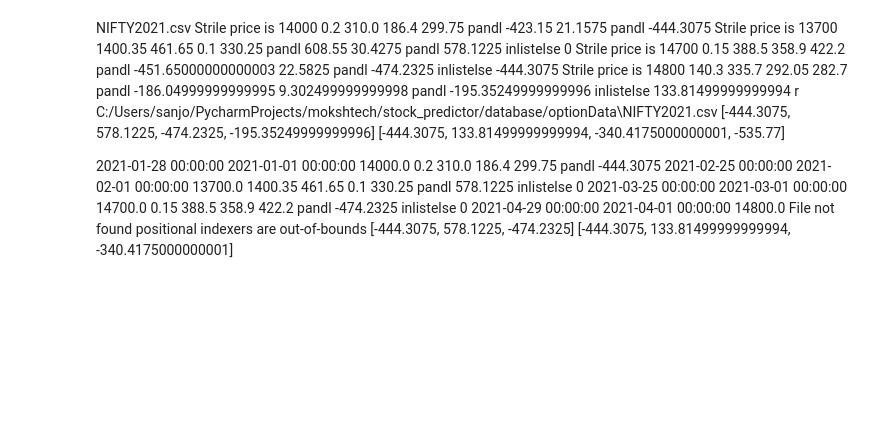
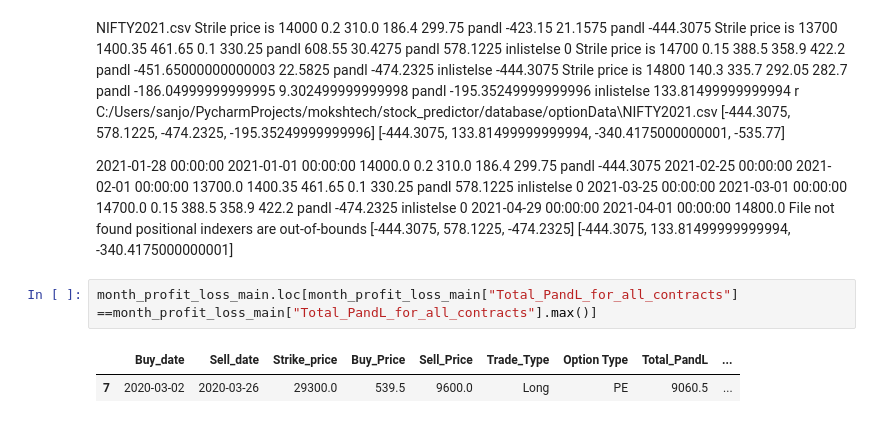
Before and after one commit to SanjotRaibagkar/mokshtech, a Jupyter notebook: stock_predictor/optionvaluecalculation/strategies/monthlyoptionbuying-addingsellleg.ipynb, the cells around one changed output. Drawn from its saved outputs; the diff is of its cells as text; blank space fills up the shorter version.

```diff
--- a/stock_predictor/optionvaluecalculation/strategies/monthlyoptionbuying-addingsellleg.ipynb
+++ b/stock_predictor/optionvaluecalculation/strategies/monthlyoptionbuying-addingsellleg.ipynb
@@ -322,3 +354,8 @@ inlistelse  0
 File not found positional indexers are out-of-bounds
 [-444.3075, 578.1225, -474.2325]
 [-444.3075, 133.81499999999994, -340.4175000000001]
+# %%
+month_profit_loss_main.loc[month_profit_loss_main["Total_PandL_for_all_contracts"] ==month_profit_loss_main["Total_PandL_for_all_contracts"].max()]
+# %% [output]
+|  | Buy_date | Sell_date | Strike_price | Buy_Price | Sell_Price | Trade_Type | Option Type | Total_PandL | ... |
+| 7 | 2020-03-02 | 2020-03-26 | 29300.0 | 539.5 | 9600.0 | Long | PE | 9060.5 | ... |
```
Also changed, not shown: parts of 10 cells of this notebook, 2 other files.
